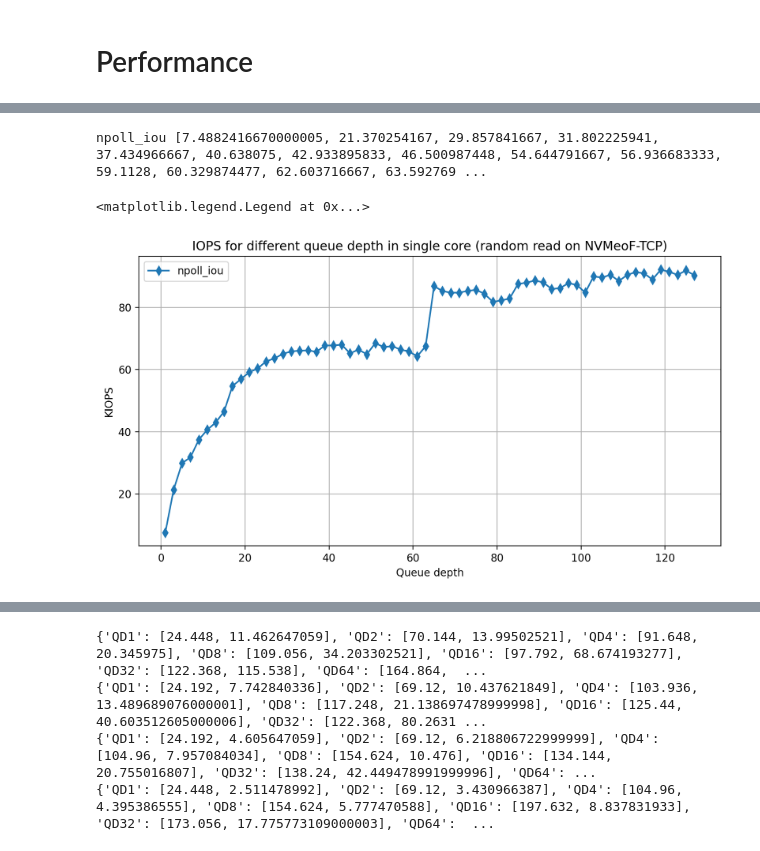
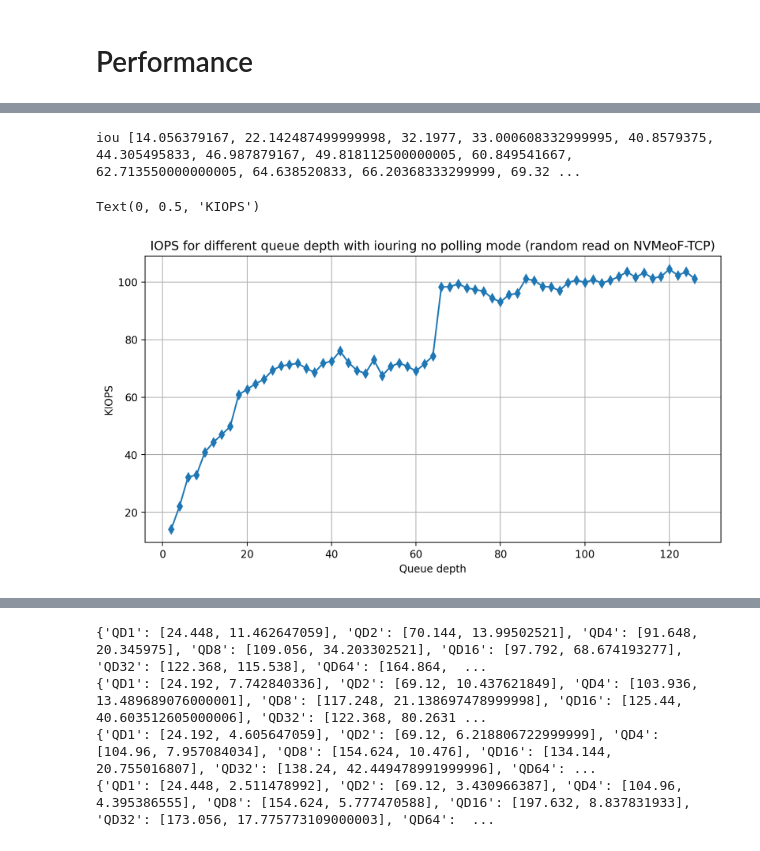
Before and after one commit to bergstartup/master-thesis, a Jupyter notebook: observations/visualizer.ipynb, the cells around one changed output, grey strips where cells are left out. Cells and saved outputs as stored; diff of their text form; code cells hidden in the pictures.

```diff
--- a/observations/visualizer.ipynb
+++ b/observations/visualizer.ipynb
@@ -422,0 +561,9 @@ plt.legend()
+# %%
+fig, ax = plt.subplots(figsize=(15, 6), dpi=200)
+for i in [1, 32, 64, 128, 256]:
+    cpu_target_utilization("remote_npoll_iou_SSD_randread_QD{}_P1_4k".format(i),"QD{}".format(i))
+plt.title('CPU utilization at the target for different queue depth (random reads on NVMeoF)')
+plt.xlabel("Queue depth")
+handles, labels = plt.gca().get_legend_handles_labels()
+by_label = dict(zip(labels, handles))
+plt.legend(by_label.values(), by_label.keys())
@@ -422,0 +578,9 @@ plt.legend()
+# %%
+fig, ax = plt.subplots(figsize=(15, 6), dpi=200)
+for i in [1, 32, 64, 128, 256]:
+    cpu_local_utilization("local_poll_iou_SSD_randread_QD{}_P1_4k".format(i),"QD{}".format(i),0)
+plt.title('CPU utilization for different queue depths (random reads on DAS)')
+plt.xlabel("Queue depth")
+handles, labels = plt.gca().get_legend_handles_labels()
+by_label = dict(zip(labels, handles))
+plt.legend(by_label.values(), by_label.keys())
@@ -423,10 +595,19 @@ plt.legend()
+# %%
+fig, ax = plt.subplots(figsize=(15, 6), dpi=200)
+for i in [1, 2, 4, 8, 10]:
+    cpu_target_utilization("remote_sc_ioup_SSD_randread_QD128_P{}_4k".format(i),"P{}".format(i))
+plt.title('CPU utilization at target for different queue depths with iou (random reads on NVMeoF)')
+plt.xlabel("Queue depth")
+handles, labels = plt.gca().get_legend_handles_labels()
+by_label = dict(zip(labels, handles))
+plt.legend(by_label.values(), by_label.keys())
 # %%
 fig, ax = plt.subplots(figsize=(10, 5), dpi=200)
 CALLS=0
-for j in ["npoll_iou","npoll_ioup","poll_ioup"]:
+for j in ["poll_iou","poll_ioup"]:
     experiments=[]
     for i in QD:
-        experiments.append("remote_{}_SSD_randread_QD{}_P1_4k".format(j, i))
+        experiments.append("local_{}_SSD_randread_QD{}_P1_4k".format(j, i))
     plot_iops_line(experiments, QD, "{}".format(j))
 
 #plt.plot(PROCESS, [434 for i in PROCESS],color='black')
@@ -443,22 +618,22 @@ poll_ioup [8.814447699, 15.130309622999999, 25.453393305000002, 38.6440962339999
 # %%
 fig, ax = plt.subplots(figsize=(10, 5), dpi=200)
 CALLS=0
 for j in ["npoll_iou"]:
     experiments=[]
-    for i in range(1,128,2):
+    for i in range(2,128,2):
         experiments.append("remote_{}_SSD_randread_QD{}_P1_4k".format(j, i))
-    plot_iops_line(experiments, [i for i in range(1,128,2)], "{}".format(j))
+    plot_iops_line(experiments, [i for i in range(2,128,2)], "{}".format(j).split("_")[1])
 
 #plt.plot(PROCESS, [434 for i in PROCESS],color='black')
-plt.title('IOPS for different queue depth in single core (random read on NVMeoF-TCP)')
+plt.title('IOPS for different queue depth with iouring no polling mode (random read on NVMeoF-TCP)')
 plt.xlabel("Queue depth")
 plt.ylabel('KIOPS')
 #plt.xticks([i for i in range(50,71)])
-plt.legend()
+#plt.legend()
 # %% [output]
-npoll_iou [7.4882416670000005, 21.370254167, 29.857841667, 31.802225941, 37.434966667, 40.638075, 42.933895833, 46.500987448, 54.644791667, 56.936683333, 59.1128, 60.329874477, 62.603716667, 63.592769 ...
+iou [14.056379167, 22.142487499999998, 32.1977, 33.000608332999995, 40.8579375, 44.305495833, 46.987879167, 49.818112500000005, 60.849541667, 62.713550000000005, 64.638520833, 66.20368333299999, 69.32 ...
-<matplotlib.legend.Legend at 0x...>
+Text(0, 0.5, 'KIOPS')
-[figure, old version]
+[figure, new version]
 # %%
 fig, ax = plt.subplots(figsize=(10, 5), dpi=200)
 
```
Also changed, not shown: parts of 40 cells of this notebook, 1 other file.
